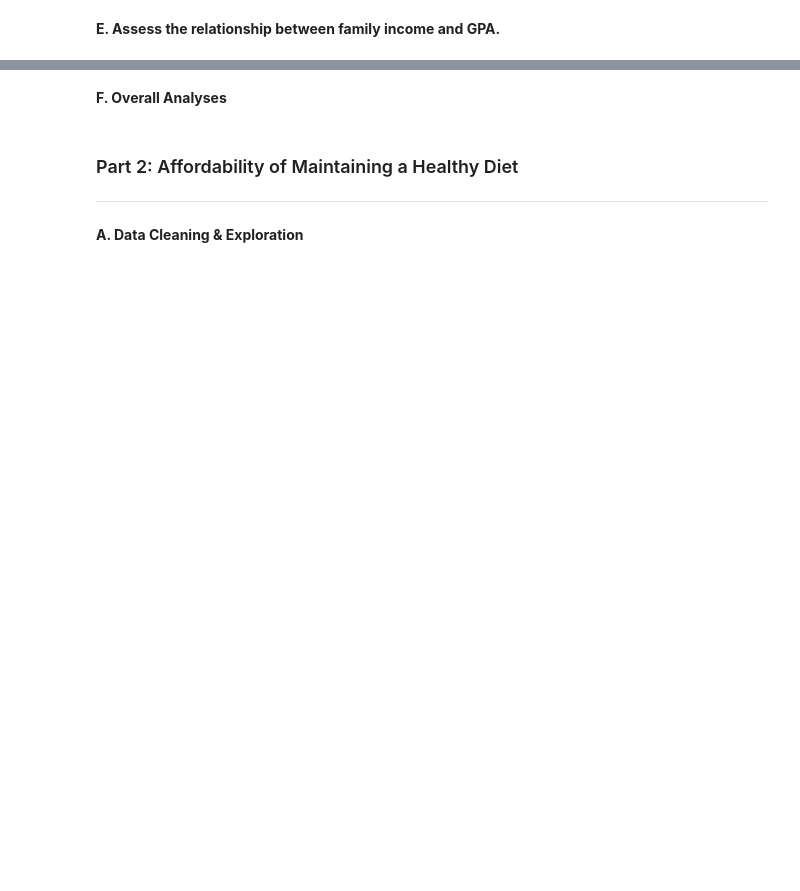
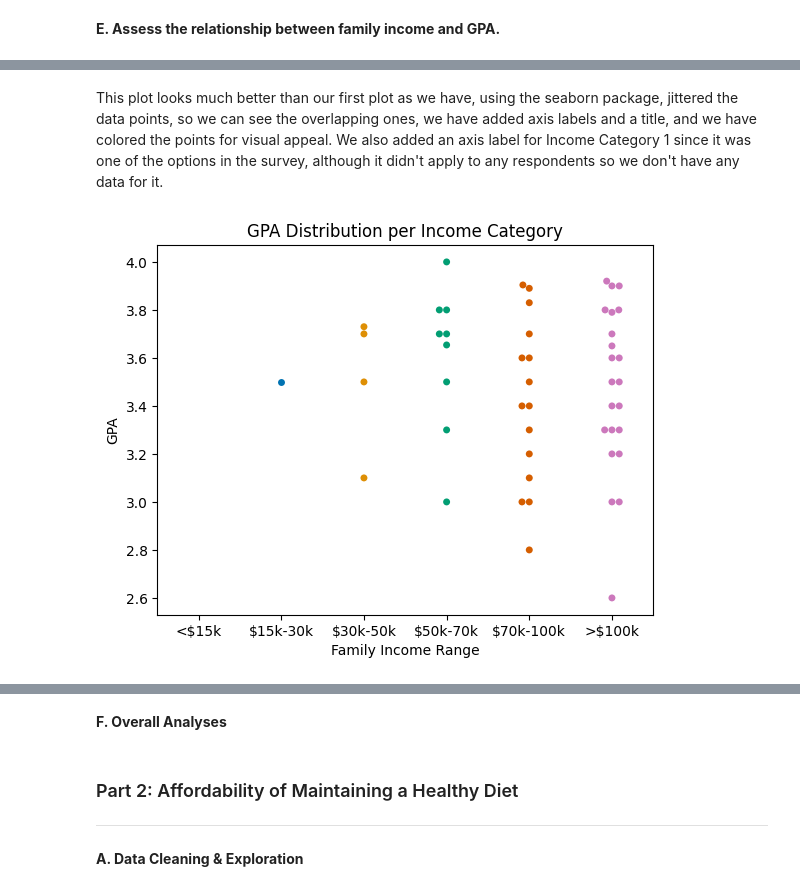
Before and after one commit to laur-park/dsci235-final-project, a Jupyter notebook: Diddi_Parker_Final_Project.ipynb, the cells around one changed output, grey strips where cells are left out. Saved outputs shown, nothing was run; the diff lists cells and outputs as text; code cells hidden in the pictures; blank space fills up the shorter version.

```diff
--- a/Diddi_Parker_Final_Project.ipynb
+++ b/Diddi_Parker_Final_Project.ipynb
@@ -190,0 +204,12 @@ To quantify health status, we will be using the column health_feeling. Healthy s
+# %% [markdown]
+This plot looks much better than our first plot as we have, using the seaborn package, jittered the data points, so we can see the overlapping ones, we have added axis labels and a title, and we have colored the points for visual appeal. We also added an axis label for Income Category 1 since it was one of the options in the survey, although it didn't apply to any respondents so we don't have any data for it.
+# %%
+income_labels = ['<$15k', '$15k-30k', '$30k-50k', '$50k-70k', '$70k-100k', '>$100k']
+plt.figure()
+sns.swarmplot(x=x_income, y=y_GPA, hue=x_income, palette='colorblind', legend=False, order=[1,2,3,4,5,6])
+plt.title('GPA Distribution per Income Category')
+plt.xlabel('Family Income Range')
+plt.xticks(ticks=[0, 1, 2, 3, 4, 5], labels=income_labels)
+plt.show()
+# %% [output]
+[figure, added]
```
Also changed, not shown: parts of 20 cells of this notebook.
